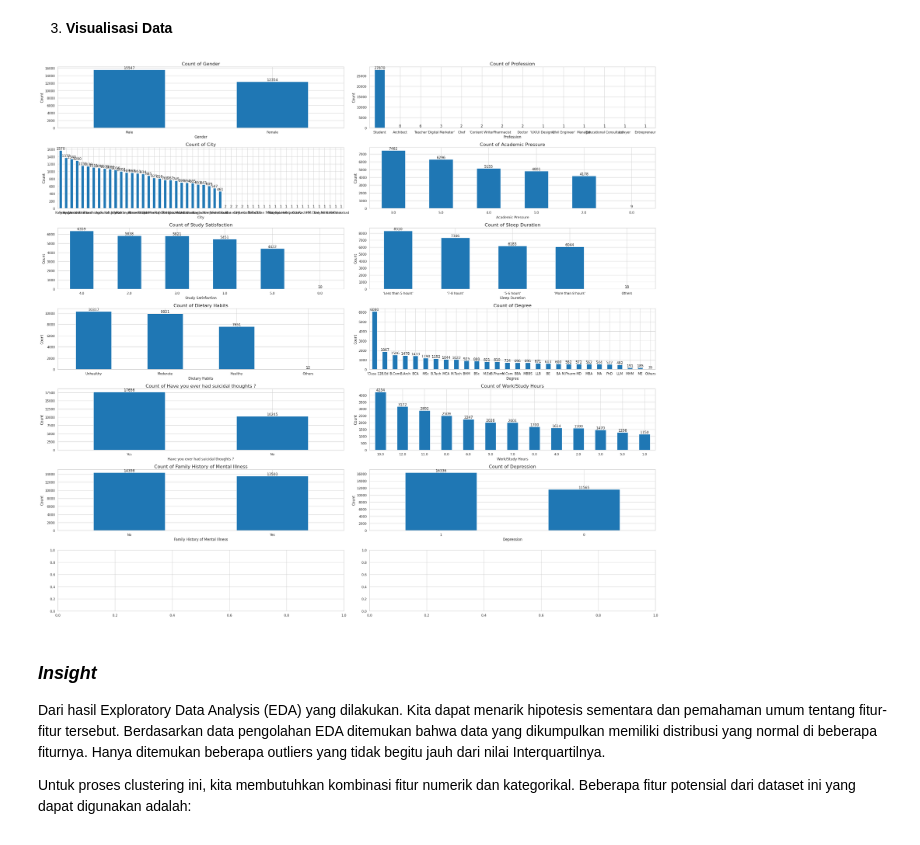
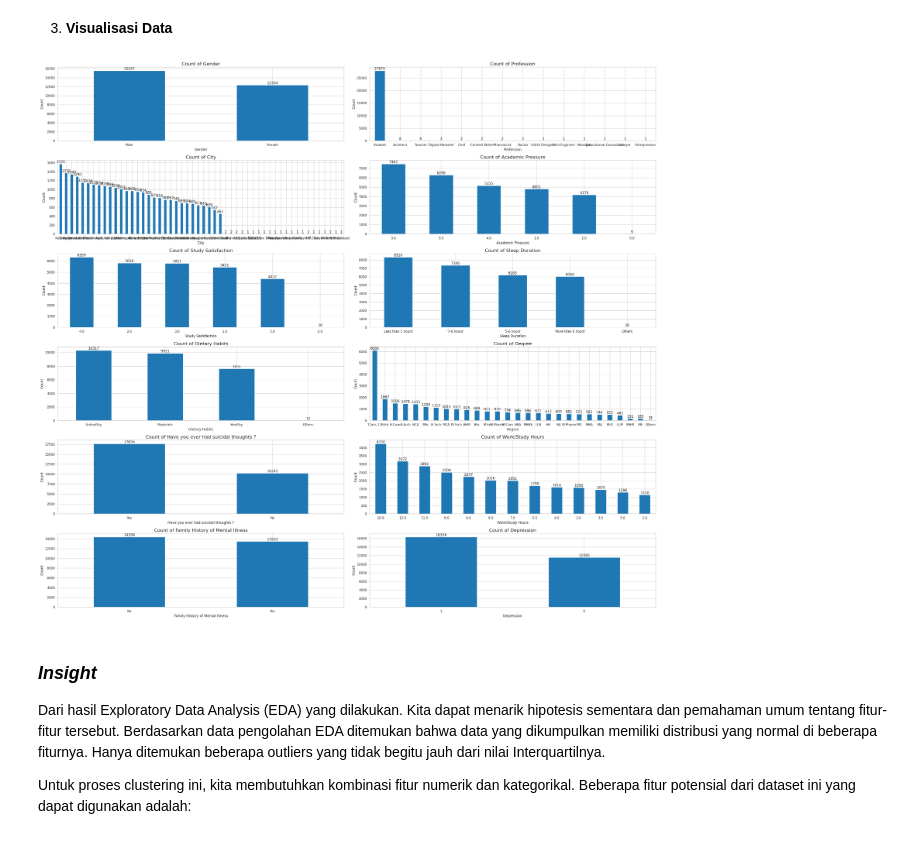
Before and after one commit to Nurwidi130603/Learn-ML-Education-Career-Succsees, a Jupyter notebook: [Clustering]_Submission_Akhir_BMLP_Nurwidi Bagus Amiryunanto_(Updated).ipynb, the cells around one changed output. Cells and saved outputs as stored; diff of their text form; code cells hidden in the pictures.

```diff
--- a/[Clustering]_Submission_Akhir_BMLP_Nurwidi Bagus Amiryunanto_(Updated).ipynb
+++ b/[Clustering]_Submission_Akhir_BMLP_Nurwidi Bagus Amiryunanto_(Updated).ipynb
@@ -122,7 +122,7 @@ cat_cols = ['Gender', 'Profession', 'City', 'Academic Pressure', 'Study Satisfac
 # Define number of rows and columns for the subplots
 # Menentukan jumlah baris (num_rows) dan kolom (num_cols) untuk subplot yang akan dibuat.
 # Angka ini akan mempengaruhi tata letak subplot pada visualisasi berikutnya.
-num_rows = 7
+num_rows = 6
 num_cols = 2
 
 # Set up the subplots
@@ -147,34 +147,34 @@ for i, col in enumerate(cat_cols): # Calculate the row and column index for the
 
     # Add labels for the x and y axes
     ax.set_xlabel(col, size=12)
     ax.set_ylabel('Count', size=12)
 # Menambahkan label pada sumbu x dan y untuk subplot saat ini.
 
     # Add a title for the plot
     ax.set_title(f'Count of {col}', size=16)
 # Menambahkan judul pada plot untuk subplot saat ini menggunakan format string (f-string) yang mencantumkan nama kolom.
 
     # Add data labels to the bars
     for i in ax.containers:
         ax.bar_label(i, label_type='edge')
 # Menambahkan label data pada batang diagram menggunakan metode 'bar_label()' dari objek subplot.
 
 # If there are not enough columns to fill in the last row, create a blank plot
 if len(cat_cols) % num_cols != 0:
     blank_ax = axes[num_rows-1, num_cols-1]
     blank_ax.axis('off')
 # Jika tidak ada cukup kolom untuk mengisi baris terakhir pada subplot, maka akan dibuat sebuah subplot kosong (blank plot) untuk mengisi ruang yang tersisa.
 # Hal ini dilakukan dengan memeriksa sisa hasil bagi dari pembagian jumlah kolom dengan num_cols. Jika sisa hasil bagi tidak sama dengan 0,
 # maka sebuah subplot kosong akan dibuat dengan menggunakan objek subplot pada indeks [num_rows-1, num_cols-1] dan disetel agar tidak terlihat dengan menggunakan metode 'axis("off")'.
 
 # Adjust the spacing between subplots
 fig.tight_layout()
 # Menyesuaikan jarak antara subplot agar tata letaknya lebih rapi dan sesuai dengan ukuran gambar yang ditentukan sebelumnya.
 
 plt.show()
 # Menampilkan plot keseluruhan.
 # %% [output]
-[figure, old version]
+[figure, new version]
 # %% [markdown]
 ### *Insight*
 
```
